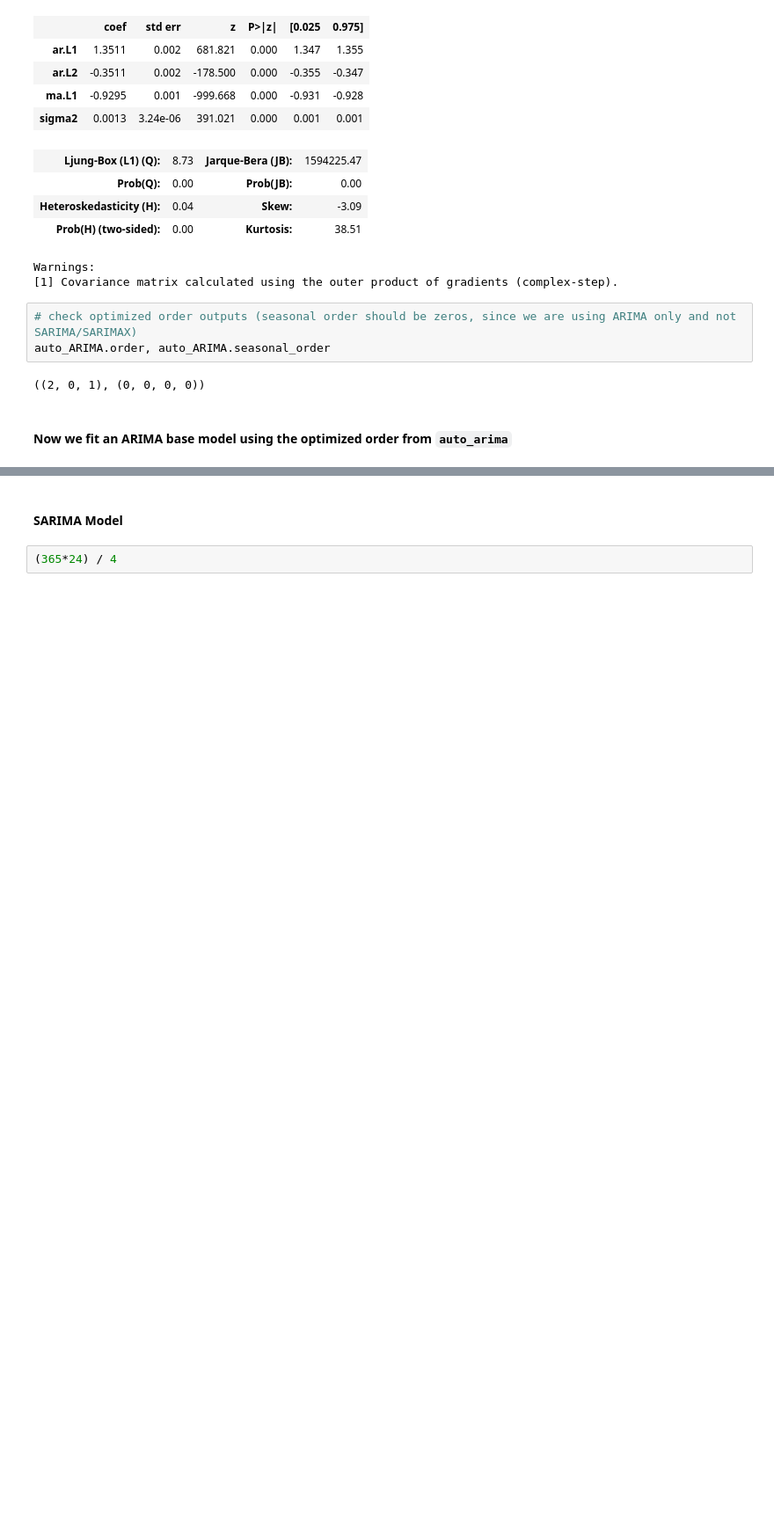
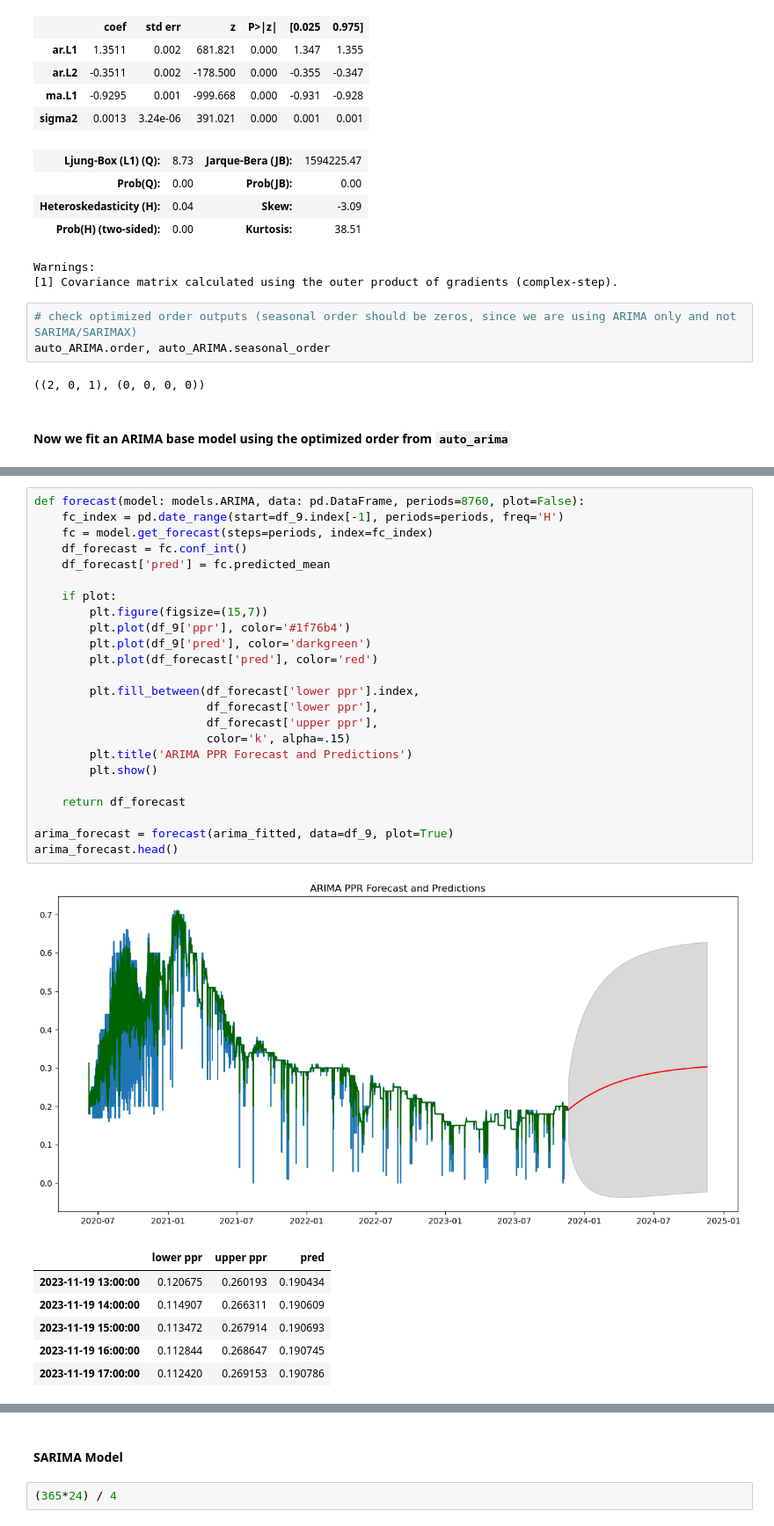
Before and after one commit to wyattcupp/ammo-time-series-forecasting, a Jupyter notebook: caliber_price_predictor.ipynb, the cells around one changed output, grey strips where cells are left out. Shown at 88% size. Drawn from its saved outputs; the diff is of its cells as text; blank space fills up the shorter version.

```diff
--- a/caliber_price_predictor.ipynb
+++ b/caliber_price_predictor.ipynb
@@ -276,0 +289,32 @@ Warnings:
+# %%
+def forecast(model: models.ARIMA, data: pd.DataFrame, periods=8760, plot=False):
+    fc_index = pd.date_range(start=df_9.index[-1], periods=periods, freq='H')
+    fc = model.get_forecast(steps=periods, index=fc_index)
+    df_forecast = fc.conf_int()
+    df_forecast['pred'] = fc.predicted_mean
+
+    if plot:
+        plt.figure(figsize=(15,7))
+        plt.plot(df_9['ppr'], color='#1f76b4')
+        plt.plot(df_9['pred'], color='darkgreen')
+        plt.plot(df_forecast['pred'], color='red')
+
+        plt.fill_between(df_forecast['lower ppr'].index,
+                         df_forecast['lower ppr'],
+                         df_forecast['upper ppr'],
+                         color='k', alpha=.15)
+        plt.title('ARIMA PPR Forecast and Predictions')
+        plt.show()
+
+    return df_forecast
+
+arima_forecast = forecast(arima_fitted, data=df_9, plot=True)
+arima_forecast.head()
+# %% [output]
+[figure, added]
+|  | lower ppr | upper ppr | pred |
+| 2023-11-19 13:00:00 | 0.120675 | 0.260193 | 0.190434 |
+| 2023-11-19 14:00:00 | 0.114907 | 0.266311 | 0.190609 |
+| 2023-11-19 15:00:00 | 0.113472 | 0.267914 | 0.190693 |
+| 2023-11-19 16:00:00 | 0.112844 | 0.268647 | 0.190745 |
+| 2023-11-19 17:00:00 | 0.112420 | 0.269153 | 0.190786 |
```
Also changed, not shown: parts of 27 cells of this notebook.
